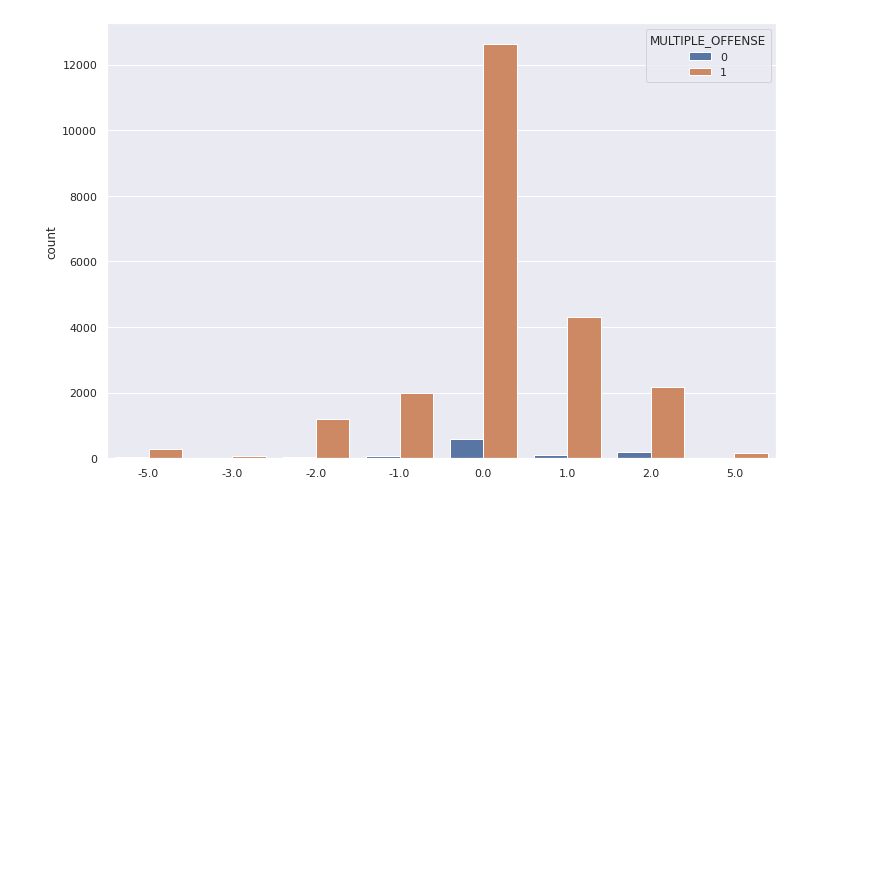
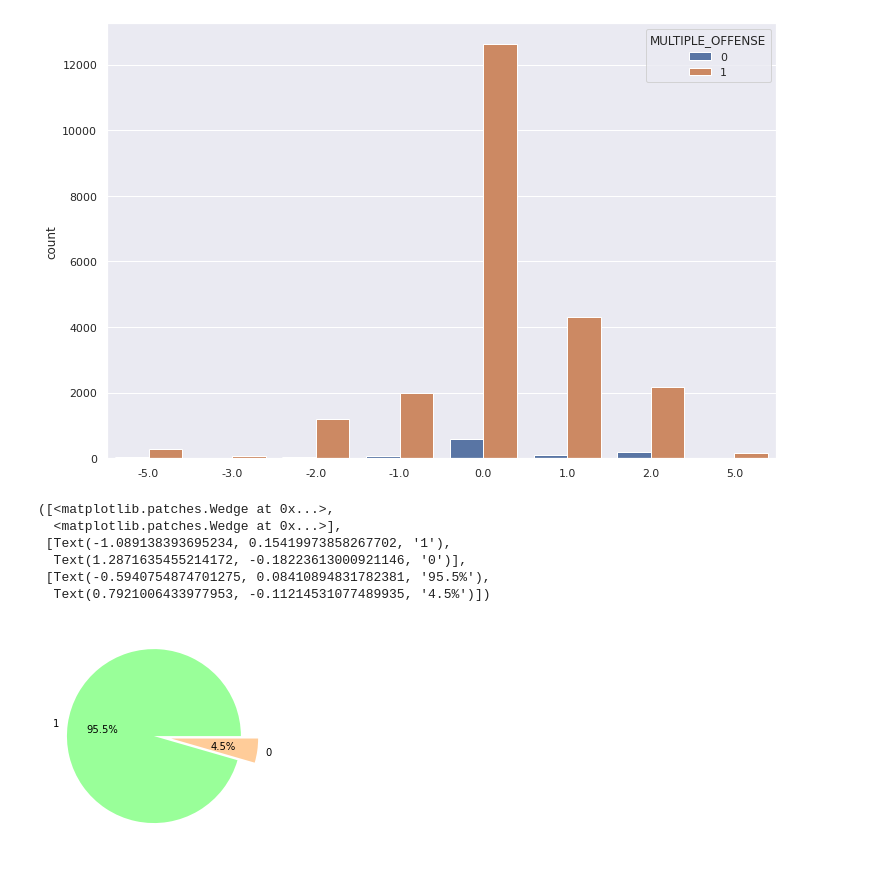
Before and after one commit to shobhitsundriyal/f_challenges, a Jupyter notebook: HE_NDS.ipynb, the cells around one changed output. Cells and saved outputs as stored; diff of their text form; code cells hidden in the pictures; blank space fills up the shorter version.

```diff
--- a/HE_NDS.ipynb
+++ b/HE_NDS.ipynb
@@ -200,3 +202,16 @@ sns.countplot((X[:, 1] - X[:, 2]), hue=Y,)
 # %% [output]
 <matplotlib.axes._subplots.AxesSubplot at 0x...>
 [figure]
+# %%
+colors = ['#99ff99','#ffcc99']
+labels = ['1', '0']
+
+plt.pie(train_df.MULTIPLE_OFFENSE.value_counts(), colors=colors, autopct='%1.1f%%', labels=labels, explode=(0,0.2))
+# %% [output]
+([<matplotlib.patches.Wedge at 0x...>,
+  <matplotlib.patches.Wedge at 0x...>],
+ [Text(-1.089138393695234, 0.15419973858267702, '1'),
+  Text(1.2871635455214172, -0.18223613000921146, '0')],
+ [Text(-0.5940754874701275, 0.08410894831782381, '95.5%'),
+  Text(0.7921006433977953, -0.11214531077489935, '4.5%')])
+[figure, added]
```
Also changed, not shown: parts of 17 cells of this notebook.
